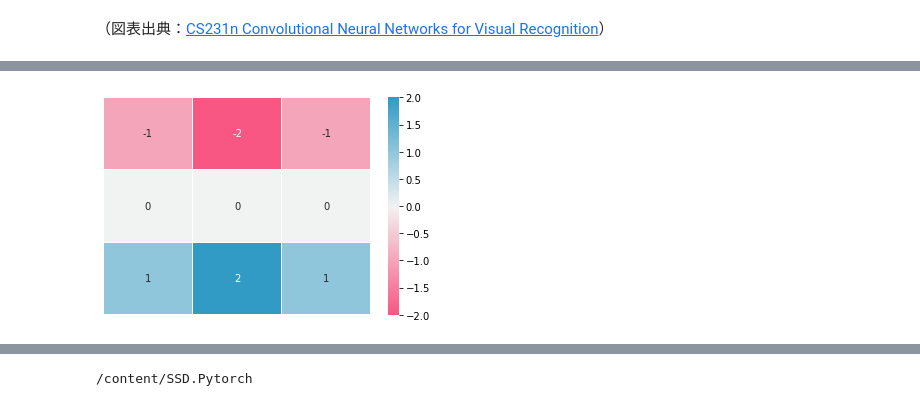
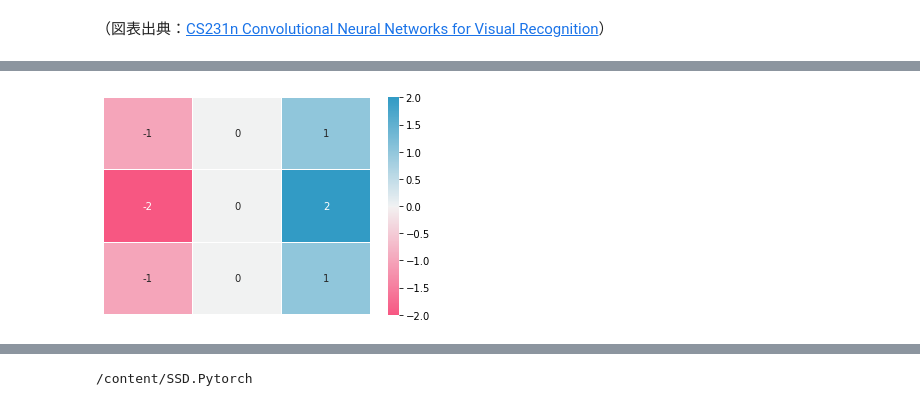
Before and after one commit to MasaAsami/LTsandox, a Jupyter notebook: notebooks/stream_object_detection.ipynb, the cells around one changed output, grey strips where cells are left out. Drawn from its saved outputs; the diff is of its cells as text; code cells hidden in the pictures.

```diff
--- a/notebooks/stream_object_detection.ipynb
+++ b/notebooks/stream_object_detection.ipynb
@@ -354,11 +184,10 @@ plt.show()
 # %%
-import seaborn as sns
+#@title 上はこんなフィルターを使っている { display-mode: "form" }
 cmap = sns.diverging_palette(0, 230, 90, 60, as_cmap=True)
 
-sns.heatmap(kernel_y,  cmap=cmap, annot=True, fmt="d", linewidth=0.3)
-
+sns.heatmap(kernel_x,  cmap=cmap, annot=True, fmt="d", linewidth=0.3)
 plt.axis("off")
 plt.show()
 # %% [output]
-[figure, old version]
+[figure, new version]
 # %%
```
Also changed, not shown: parts of 26 cells of this notebook.
